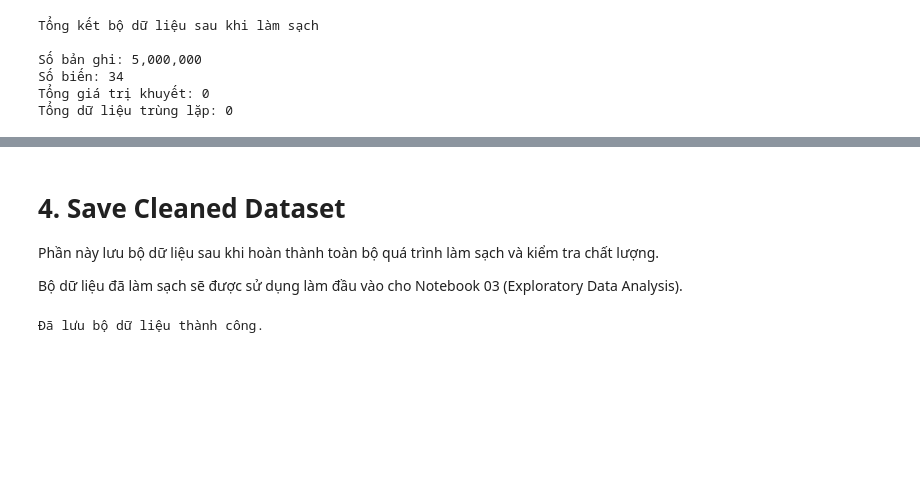
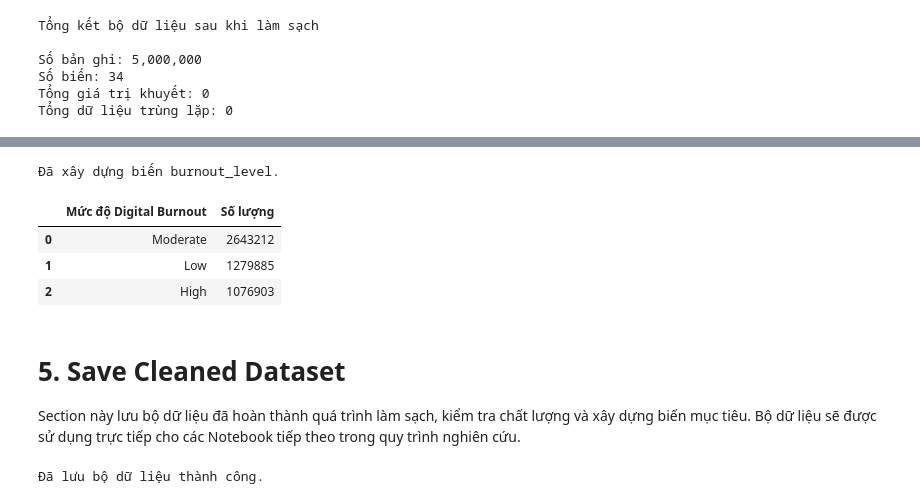
Before and after one commit to NguynnThah/DA016, a Jupyter notebook: notebooks/international_dataset/02_cleaning_preprocessing.ipynb, the cells around one changed output, grey strips where cells are left out. Cells and saved outputs as stored; diff of their text form; code cells hidden in the pictures; blank space fills up the shorter version.

Commit message:
update: notebooks and metrics

```diff
--- a/notebooks/international_dataset/02_cleaning_preprocessing.ipynb
+++ b/notebooks/international_dataset/02_cleaning_preprocessing.ipynb
@@ -812,9 +820,54 @@ Tổng dữ liệu trùng lặp: 0
+# %%
+# Xây dựng mức độ Digital Burnout
+
+def classify_burnout_level(score):
+
+    if score <= 33:
+        return "Low"
+    elif score <= 66:
+        return "Moderate"
+    else:
+        return "High"
+
+
+# Tạo biến mục tiêu
+
+df["burnout_level"] = (
+
+    df["burnout_score"]
+    .apply(classify_burnout_level)
+
+)
+
+print(
+    "Đã xây dựng biến burnout_level."
+)
+
+display(
+
+    df["burnout_level"]
+
+    .value_counts()
+
+    .rename_axis(
+        "Mức độ Digital Burnout"
+    )
+
+    .reset_index(
+        name="Số lượng"
+    )
+
+)
+# %% [output]
+Đã xây dựng biến burnout_level.
+|  | Mức độ Digital Burnout | Số lượng |
+| 0 | Moderate | 2643212 |
+| 1 | Low | 1279885 |
+| 2 | High | 1076903 |
 # %% [markdown]
-# 4. Save Cleaned Dataset
+# 5. Save Cleaned Dataset
 
-Phần này lưu bộ dữ liệu sau khi hoàn thành toàn bộ quá trình làm sạch và kiểm tra chất lượng.
-
-Bộ dữ liệu đã làm sạch sẽ được sử dụng làm đầu vào cho Notebook 03 (Exploratory Data Analysis).
+Section này lưu bộ dữ liệu đã hoàn thành quá trình làm sạch, kiểm tra chất lượng và xây dựng biến mục tiêu. Bộ dữ liệu sẽ được sử dụng trực tiếp cho các Notebook tiếp theo trong quy trình nghiên cứu.
 # %%
 # Khai báo đường dẫn lưu bộ dữ liệu
 
```
Also changed, not shown: parts of 4 cells of this notebook, 4 other files.
